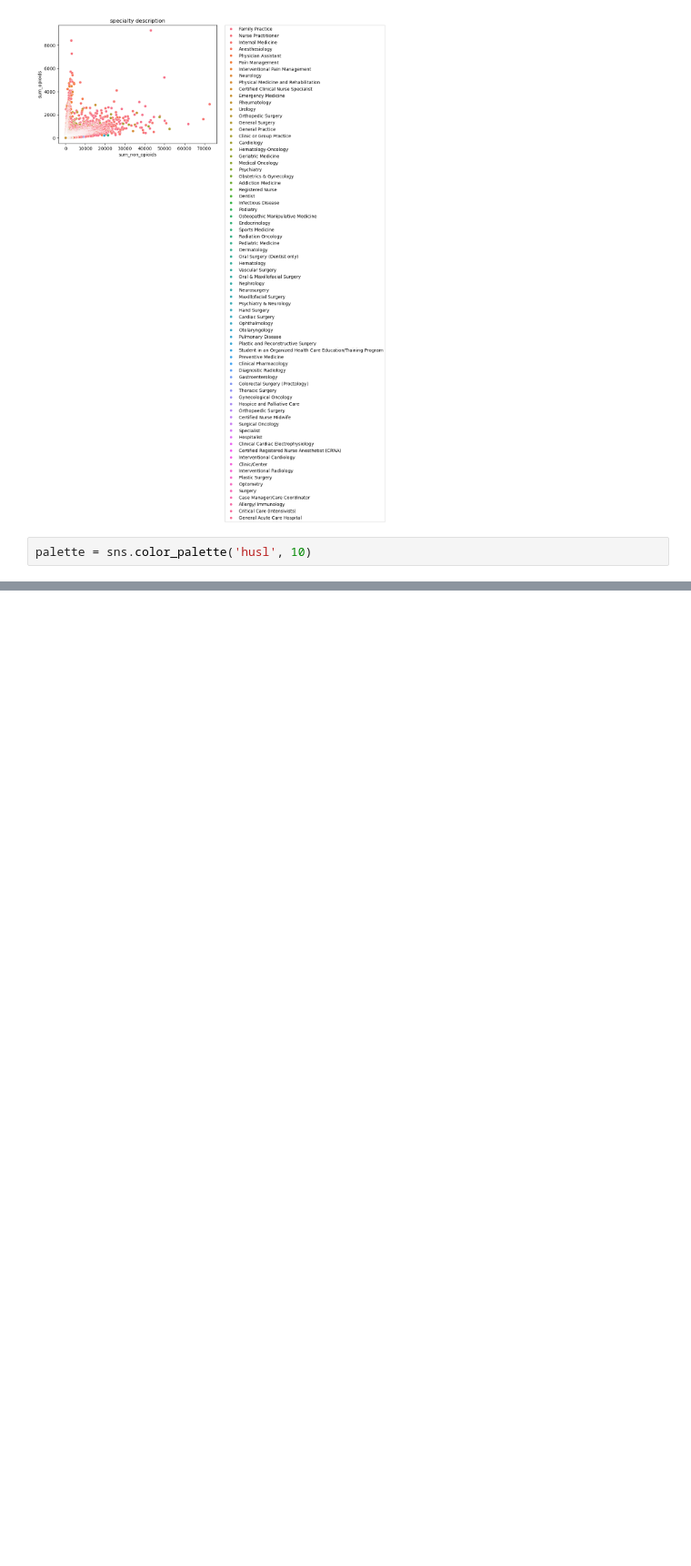
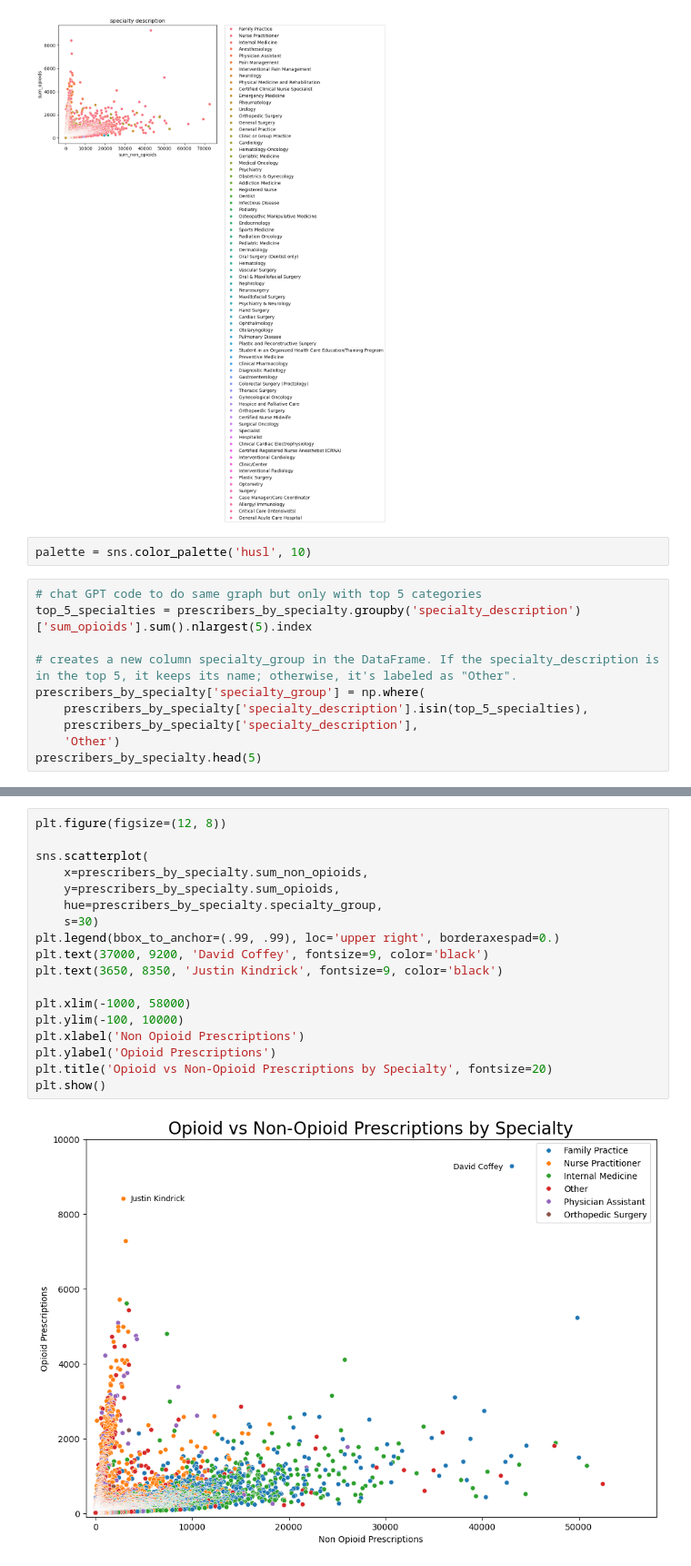
Before and after one commit to NSS-Data-Analytics-Cohort-12/prescribers-python-da12-v2-json-derulo, a Jupyter notebook: notebooks/prescribers.ipynb, the cells around one changed output, grey strips where cells are left out. Shown at 91% size. Drawn from its saved outputs; the diff is of its cells as text; blank space fills up the shorter version.

```diff
--- a/notebooks/prescribers.ipynb
+++ b/notebooks/prescribers.ipynb
@@ -251,3 +252,13 @@ plt.show()
 [figure]
 # %%
 palette = sns.color_palette('husl', 10)
+# %%
+# chat GPT code to do same graph but only with top 5 categories
+top_5_specialties = prescribers_by_specialty.groupby('specialty_description')['sum_opioids'].sum().nlargest(5).index
+
+# creates a new column specialty_group in the DataFrame. If the specialty_description is in the top 5, it keeps its name; otherwise, it's labeled as "Other".
+prescribers_by_specialty['specialty_group'] = np.where(
+    prescribers_by_specialty['specialty_description'].isin(top_5_specialties),
+    prescribers_by_specialty['specialty_description'],
+    'Other')
+prescribers_by_specialty.head(5)
@@ -253,0 +272,20 @@ palette = sns.color_palette('husl', 10)
+# %%
+plt.figure(figsize=(12, 8))
+
+sns.scatterplot(
+    x=prescribers_by_specialty.sum_non_opioids,
+    y=prescribers_by_specialty.sum_opioids,
+    hue=prescribers_by_specialty.specialty_group,
+    s=30)
+plt.legend(bbox_to_anchor=(.99, .99), loc='upper right', borderaxespad=0.)
+plt.text(37000, 9200, 'David Coffey', fontsize=9, color='black')
+plt.text(3650, 8350, 'Justin Kindrick', fontsize=9, color='black')
+
+plt.xlim(-1000, 58000)
+plt.ylim(-100, 10000)
+plt.xlabel('Non Opioid Prescriptions')
+plt.ylabel('Opioid Prescriptions')
+plt.title('Opioid vs Non-Opioid Prescriptions by Specialty', fontsize=20)
+plt.show()
+# %% [output]
+[figure, added]
```
Also changed, not shown: parts of 2 cells of this notebook.
